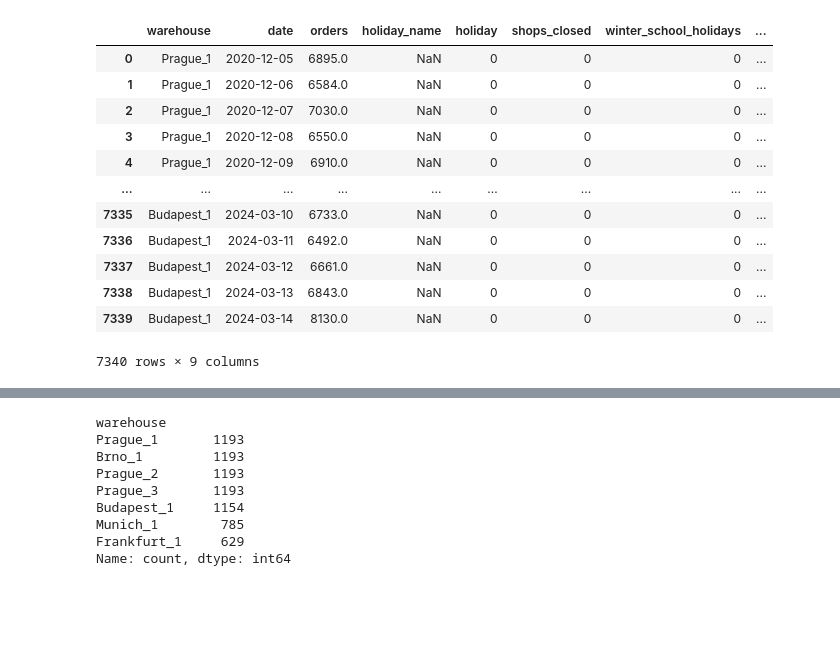
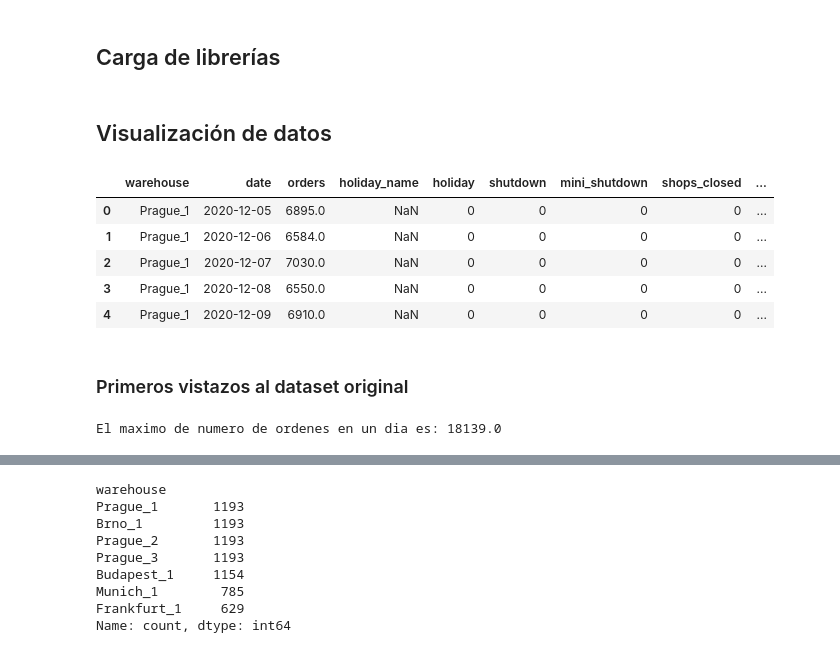
Before and after one commit to Manuel-Pol/Rohlik-orders-challenge, a Jupyter notebook: visus.ipynb, the cells around one changed output, grey strips where cells are left out. Cells and saved outputs as stored; diff of their text form; code cells hidden in the pictures; blank space fills up the shorter version.

```diff
--- a/visus.ipynb
+++ b/visus.ipynb
@@ -3,5 +4,7 @@
 * _holiday_ incluye a _shops closed_
 * trabajar con la fecha
+# %% [markdown]
+## Carga de librerías
 # %%
 import pandas as pd
 import seaborn as sns
@@ -11,17 +12,19 @@ df =  pd.read_csv('train.csv')
-# %%
-df_clean = df.drop(columns=["shutdown", "mini_shutdown", "frankfurt_shutdown", "precipitation", "snow", "user_activity_1", "user_activity_2", "blackout", "mov_change"])
-df_clean
-# %% [output]
-|  | warehouse | date | orders | holiday_name | holiday | shops_closed | winter_school_holidays | ... |
-| 0 | Prague_1 | 2020-12-05 | 6895.0 | NaN | 0 | 0 | 0 | ... |
-| 1 | Prague_1 | 2020-12-06 | 6584.0 | NaN | 0 | 0 | 0 | ... |
-| 2 | Prague_1 | 2020-12-07 | 7030.0 | NaN | 0 | 0 | 0 | ... |
-| 3 | Prague_1 | 2020-12-08 | 6550.0 | NaN | 0 | 0 | 0 | ... |
-| 4 | Prague_1 | 2020-12-09 | 6910.0 | NaN | 0 | 0 | 0 | ... |
-| ... | ... | ... | ... | ... | ... | ... | ... | ... |
-| 7335 | Budapest_1 | 2024-03-10 | 6733.0 | NaN | 0 | 0 | 0 | ... |
-| 7336 | Budapest_1 | 2024-03-11 | 6492.0 | NaN | 0 | 0 | 0 | ... |
-| 7337 | Budapest_1 | 2024-03-12 | 6661.0 | NaN | 0 | 0 | 0 | ... |
-| 7338 | Budapest_1 | 2024-03-13 | 6843.0 | NaN | 0 | 0 | 0 | ... |
-| 7339 | Budapest_1 | 2024-03-14 | 8130.0 | NaN | 0 | 0 | 0 | ... |
-7340 rows × 9 columns
+# %% [markdown]
+## Visualización de datos
+# %%
+# Generamos un dataframe del dataset de entrenamiento
+df =  pd.read_csv('train.csv')
+df.head(5)
+# %% [output]
+|  | warehouse | date | orders | holiday_name | holiday | shutdown | mini_shutdown | shops_closed | ... |
+| 0 | Prague_1 | 2020-12-05 | 6895.0 | NaN | 0 | 0 | 0 | 0 | ... |
+| 1 | Prague_1 | 2020-12-06 | 6584.0 | NaN | 0 | 0 | 0 | 0 | ... |
+| 2 | Prague_1 | 2020-12-07 | 7030.0 | NaN | 0 | 0 | 0 | 0 | ... |
+| 3 | Prague_1 | 2020-12-08 | 6550.0 | NaN | 0 | 0 | 0 | 0 | ... |
+| 4 | Prague_1 | 2020-12-09 | 6910.0 | NaN | 0 | 0 | 0 | 0 | ... |
+# %% [markdown]
+### Primeros vistazos al dataset original
+# %%
+print(f"El maximo de numero de ordenes en un dia es: {df.orders.max()}")
+# %% [output]
+El maximo de numero de ordenes en un dia es: 18139.0
```
Also changed, not shown: parts of 35 cells of this notebook.
